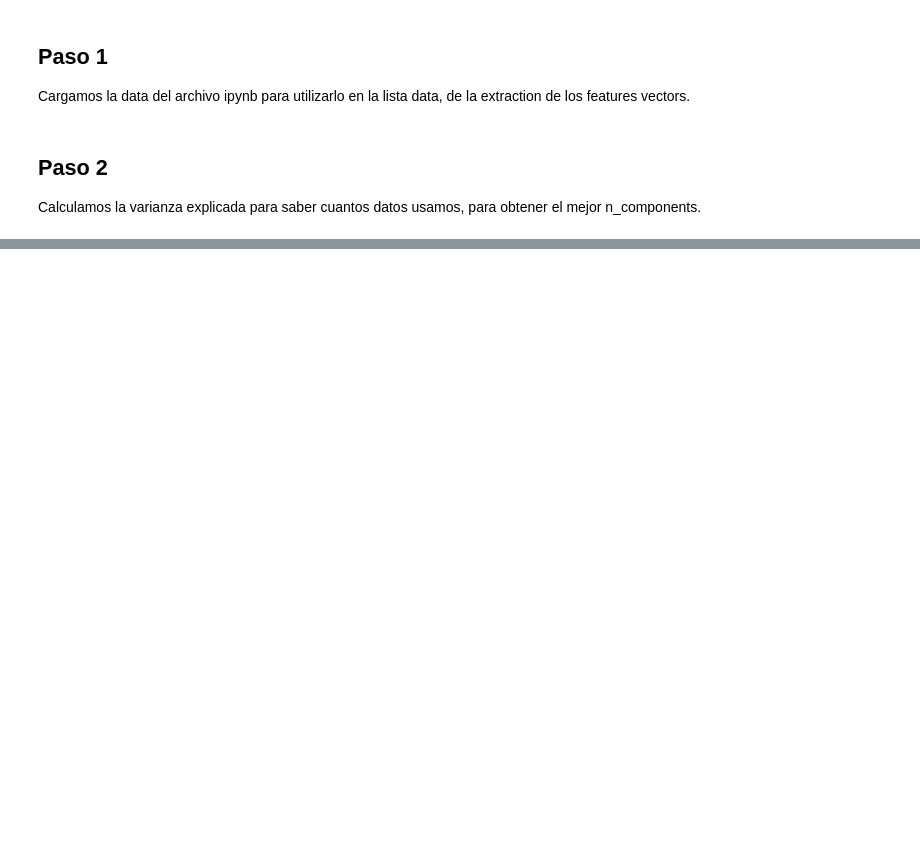
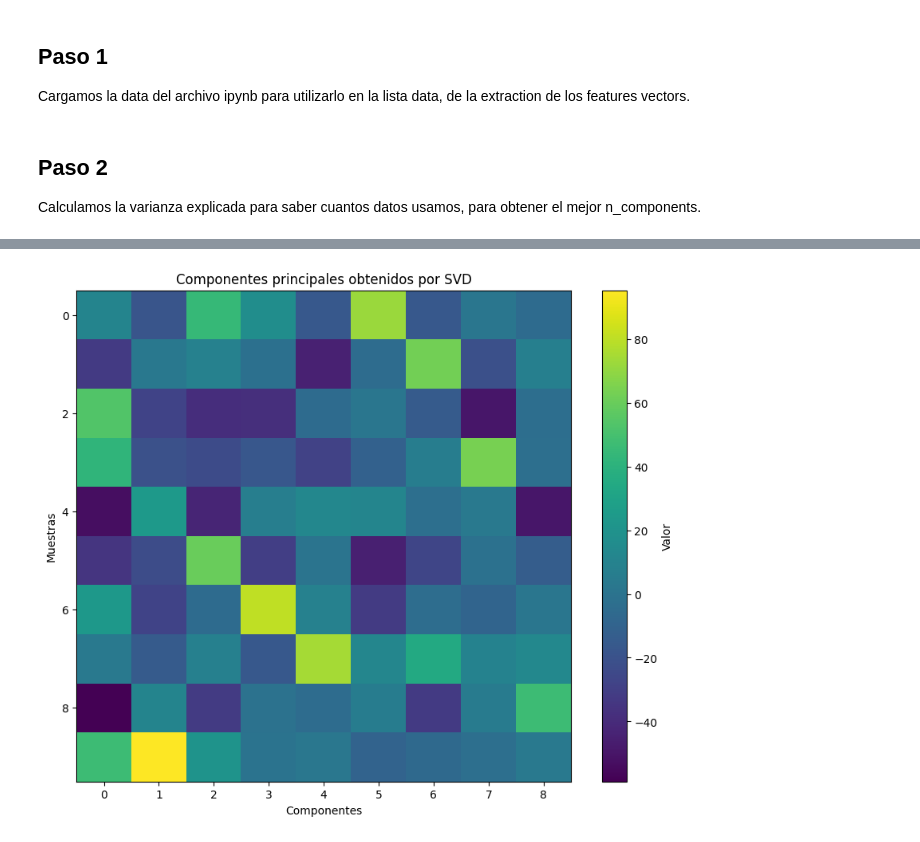
Before and after one commit to andrewkc/ml-project-3, a Jupyter notebook: part-3.ipynb, the cells around one changed output, grey strips where cells are left out. Cells and saved outputs as stored; diff of their text form; code cells hidden in the pictures; blank space fills up the shorter version.

```diff
--- a/part-3.ipynb
+++ b/part-3.ipynb
@@ -166,0 +55,8 @@ print(pca_components_save)
+# %%
+svd = TruncatedSVD(n_components=optimal_n_components)
+svd_principal_components = svd.fit_transform(scaled_data)
+svd_reconstructed_data = np.dot(svd_principal_components, svd.components_)
+svd_reconstruction_error = np.linalg.norm(scaled_data - svd_reconstructed_data, 'fro')
+print(svd_reconstruction_error)
+print("Componentes principales obtenidos:")
+print(svd_principal_components)
@@ -166,0 +143,11 @@ print(pca_components_save)
+# %%
+
+plt.figure(figsize=(10, 8))
+plt.imshow(svd_principal_components, cmap='viridis', aspect='auto')
+plt.colorbar(label='Valor')
+plt.title('Componentes principales obtenidos por SVD')
+plt.xlabel('Componentes')
+plt.ylabel('Muestras')
+plt.show()
+# %% [output]
+[figure, added]
```
Also changed, not shown: parts of 16 cells of this notebook.
